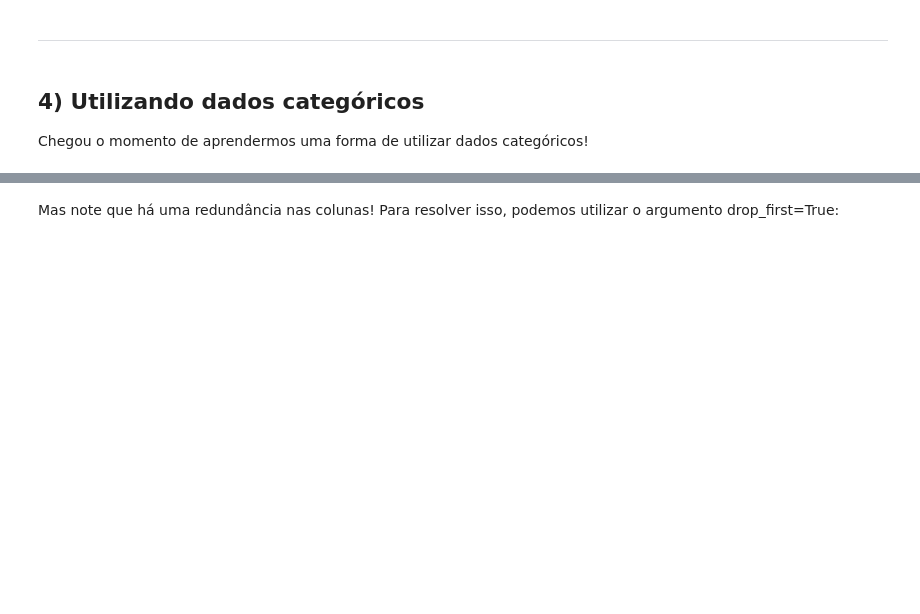
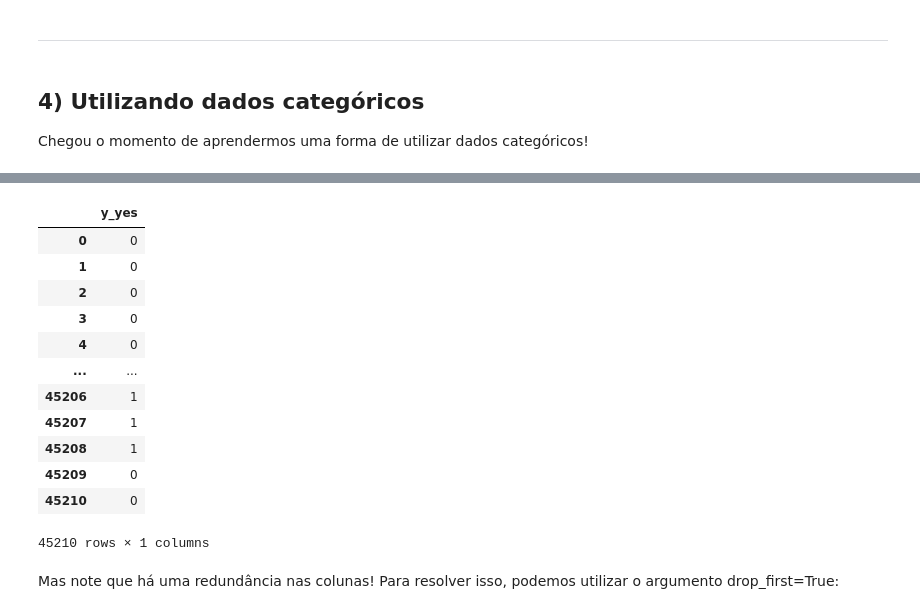
Before and after one commit to rocabrera/curso_ml, a Jupyter notebook: semana_9/decision_trees.ipynb, the cells around one changed output, grey strips where cells are left out. Drawn from its saved outputs; the diff is of its cells as text; code cells hidden in the pictures; blank space fills up the shorter version.

```diff
--- a/semana_9/decision_trees.ipynb
+++ b/semana_9/decision_trees.ipynb
@@ -275,6 +275,8 @@ Para o exempçlo de árvore de descisão iremos utilizar um [dataset de Marketin
 df = pd.read_csv('data/bank_full.csv', sep=";")
 # %% [markdown]
 Há um desbalanço considerável... Como podemos resolver isso?
+# %%
+df = df.query("previous<=250")
 # %% [markdown]
 ---
 # %% [markdown]
@@ -306,6 +334,22 @@ Outra forma extremamente comum de utilizar variáveis categóricas é através d
 <center><img src="https://miro.medium.com/max/2474/1*ggtP4a5YaRx6l09KQaYOnw.png" width=500></center>
 
 Isso é facilmente feito com o pandas utilizando a função [pd.get_dummies()](https://pandas.pydata.org/pandas-docs/stable/reference/api/pandas.get_dummies.html)
+# %%
+pd.get_dummies(df,drop_first=True)[["y_yes"]]
+# %% [output]
+|  | y_yes |
+| 0 | 0 |
+| 1 | 0 |
+| 2 | 0 |
+| 3 | 0 |
+| 4 | 0 |
+| ... | ... |
+| 45206 | 1 |
+| 45207 | 1 |
+| 45208 | 1 |
+| 45209 | 0 |
+| 45210 | 0 |
+45210 rows × 1 columns
 # %% [markdown]
 Mas note que há uma redundância nas colunas! Para resolver isso, podemos utilizar o argumento drop_first=True:
 # %% [markdown]
```
Also changed, not shown: parts of 20 cells of this notebook, 4 other files.
